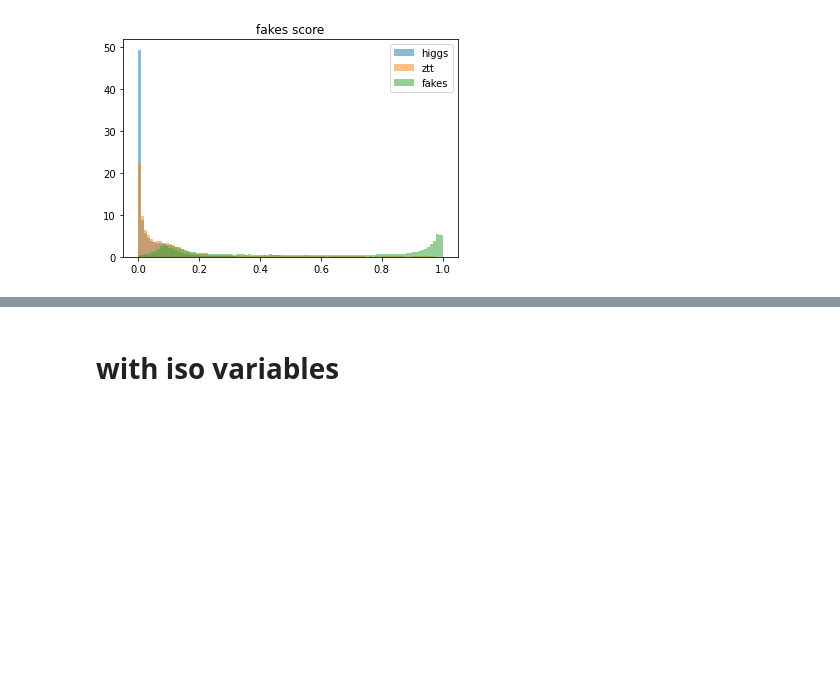
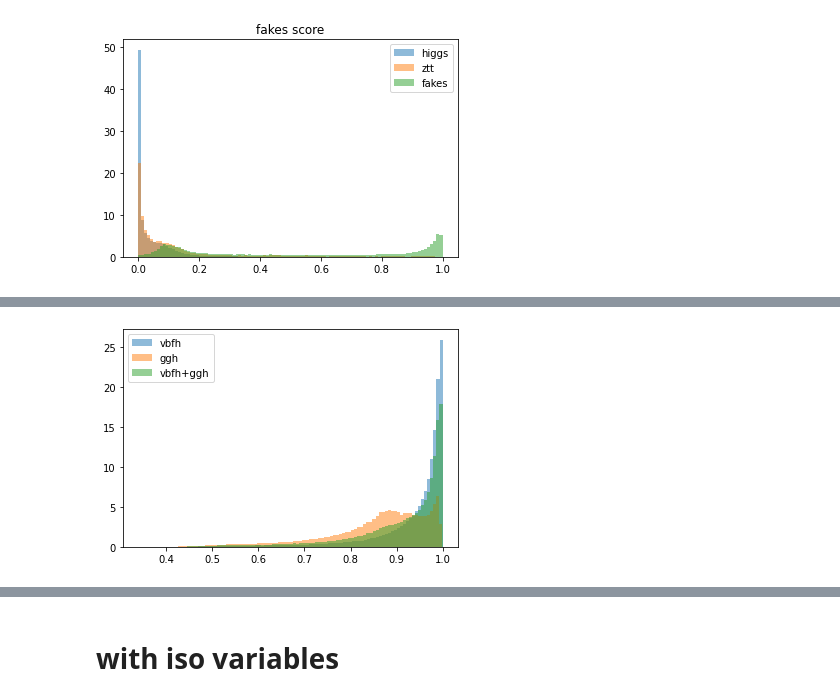
Before and after one commit to stanleyycheung/MSci-Project-HiggsTauTau, a Jupyter notebook: shared/signal_background_BDT_v2.ipynb, the cells around one changed output, grey strips where cells are left out. Drawn from its saved outputs; the diff is of its cells as text; code cells hidden in the pictures; blank space fills up the shorter version.

Commit message:
new graph

```diff
--- a/shared/signal_background_BDT_v2.ipynb
+++ b/shared/signal_background_BDT_v2.ipynb
@@ -321,0 +328,11 @@ plt.show()
+# %%
+plt.figure()
+# plt.hist(y_pred[:, 0][y_test==0], bins=100, label='higgs', alpha=0.5, density=True)
+plt.hist(y_pred[:, 0][(y_classes==0) & (h_ind_test==1)], bins=100, label='vbfh', alpha=0.5, density=True)
+plt.hist(y_pred[:, 0][(y_classes==0) & (h_ind_test==2)], bins=100, label='ggh', alpha=0.5, density=True)
+plt.hist(np.append(y_pred[:, 0][(y_classes==0) & (h_ind_test==1)], y_pred[:, 0][(y_classes==0) & (h_ind_test==2)]), bins=100, label='vbfh+ggh', alpha=0.5, density=True)
+plt.legend()
+plt.savefig('./signal_background/higgs_vbf_ggh_score.PNG')
+plt.show()
+# %% [output]
+[figure, added]
```
Also changed, not shown: parts of 25 cells of this notebook.
